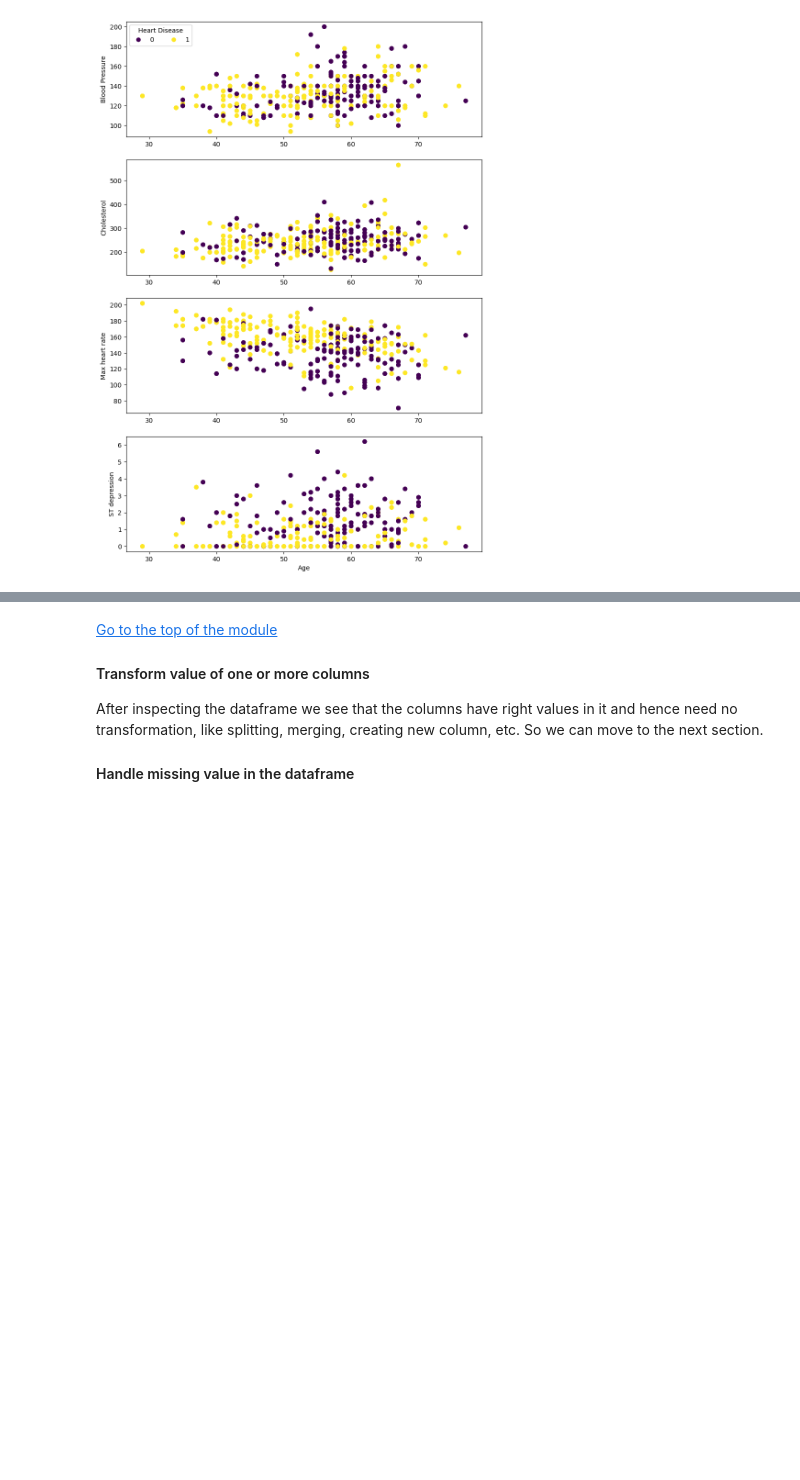
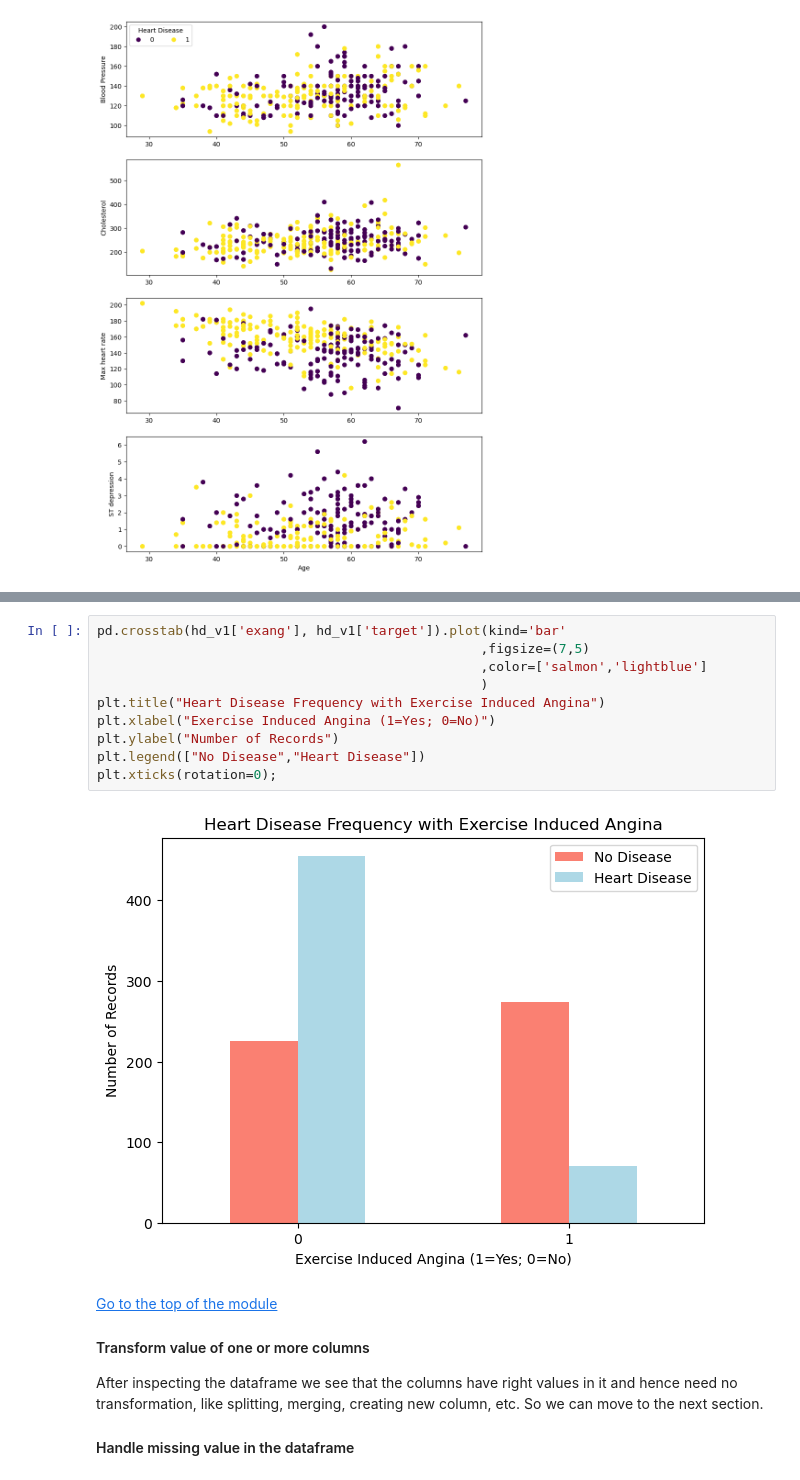
Before and after one commit to GoAshim/Machine-Learning, a Jupyter notebook: Classification/Machine Learning Project - Predict Heart Disease.ipynb, the cells around one changed output, grey strips where cells are left out. Drawn from its saved outputs; the diff is of its cells as text; blank space fills up the shorter version.

```diff
--- a/Classification/Machine Learning Project - Predict Heart Disease.ipynb
+++ b/Classification/Machine Learning Project - Predict Heart Disease.ipynb
@@ -182,3 +231,15 @@ ax[3].set(xlabel="Age", ylabel="ST depression");
+# %%
+pd.crosstab(hd_v1['exang'], hd_v1['target']).plot(kind='bar'
+                                                 ,figsize=(7,5)
+                                                 ,color=['salmon','lightblue']
+                                                 )
+plt.title("Heart Disease Frequency with Exercise Induced Angina")
+plt.xlabel("Exercise Induced Angina (1=Yes; 0=No)")
+plt.ylabel("Number of Records")
+plt.legend(["No Disease","Heart Disease"])
+plt.xticks(rotation=0);
+# %% [output]
+[figure, added]
 # %% [markdown]
 [Go to the top of the module](#m1)
 <a id="m1_s4"></a>
```
Also changed, not shown: parts of 10 cells of this notebook.
